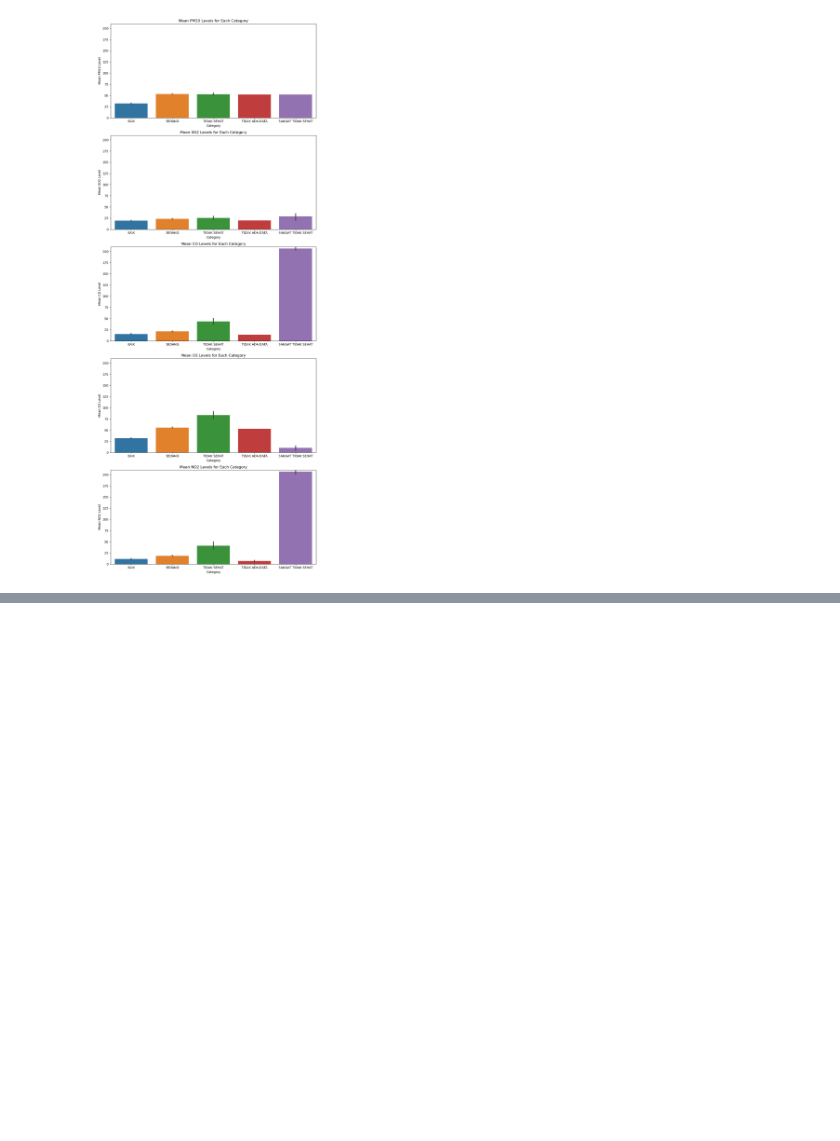
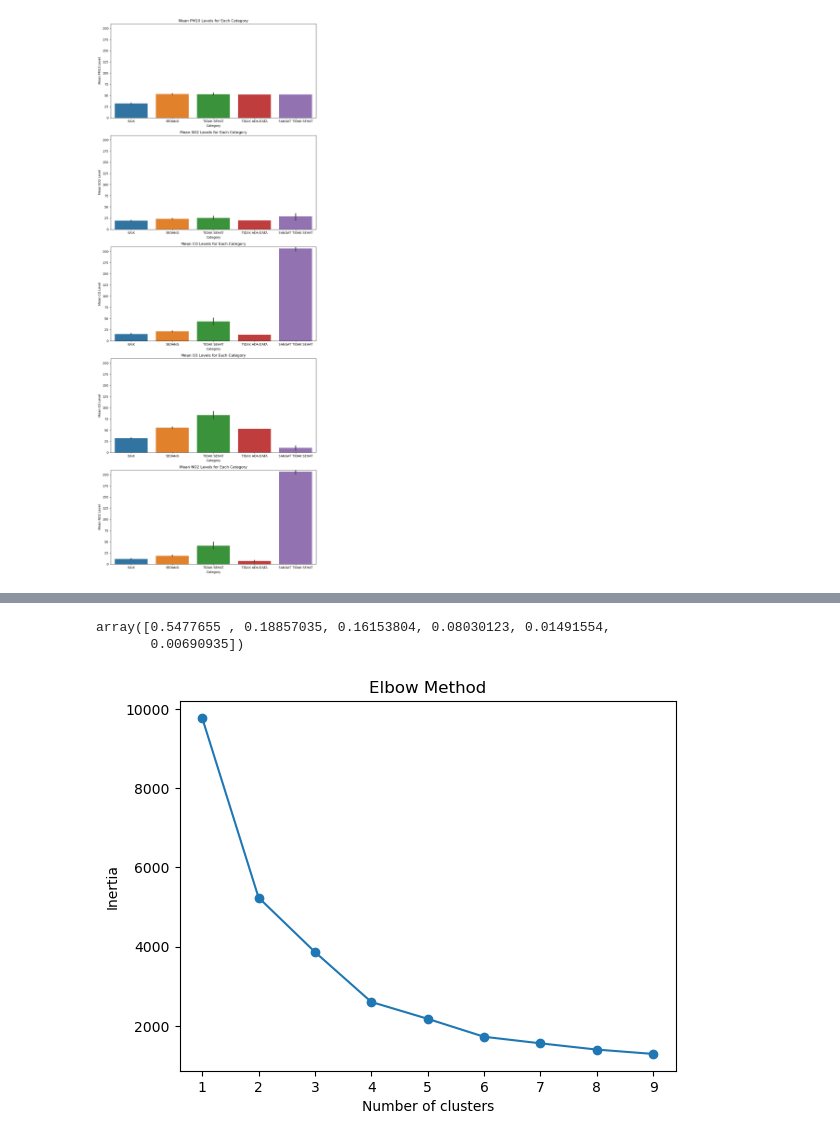
Before and after one commit to aryoeska/DS_Project, a Jupyter notebook: Clustering Air Polution in Jakarta/notebook2.ipynb, the cells around one changed output, grey strips where cells are left out. Saved outputs shown, nothing was run; the diff lists cells and outputs as text; code cells hidden in the pictures; blank space fills up the shorter version.

Commit message:
doing cluster

```diff
--- a/Clustering Air Polution in Jakarta/notebook2.ipynb
+++ b/Clustering Air Polution in Jakarta/notebook2.ipynb
@@ -133,0 +272,3 @@ plt.show()
+# %%
+df_cluster = df.drop(['categori_enc'], axis=1)
+df_cluster
@@ -133,0 +289,7 @@ plt.show()
+# %%
+from sklearn.preprocessing import StandardScaler
+
+scaler = StandardScaler()
+X = scaler.fit_transform(df_cluster)
+df_cluster_preprocessed =  pd.DataFrame(data=X, columns=df_cluster.columns)
+df_cluster_preprocessed
@@ -133,0 +310,27 @@ plt.show()
+# %%
+from sklearn.decomposition import PCA
+
+pca = PCA(n_components=None)
+dfx_pca = pca.fit(df_cluster_preprocessed)
+dfx_pca.explained_variance_ratio_
+# %% [output]
+array([0.5477655 , 0.18857035, 0.16153804, 0.08030123, 0.01491554,
+       0.00690935])
+# %%
+n_components = sum(dfx_pca.explained_variance_ratio_ > 0.1)
+pca = PCA(n_components = n_components)
+polution_PCA = pca.fit_transform(df_cluster_preprocessed)
+# %%
+from sklearn.cluster import KMeans
+
+inertia = []
+for k in range(1,10):
+    kmeans = KMeans(n_clusters = k, random_state=42).fit(polution_PCA)
+    inertia.append(kmeans.inertia_)
+plt.plot(range(1,10), inertia, marker='o')
+plt.xlabel('Number of clusters')
+plt.ylabel('Inertia')
+plt.title('Elbow Method')
+plt.show()
+# %% [output]
+[figure, added]
```
Also changed, not shown: parts of 19 cells of this notebook, 1 other file.
